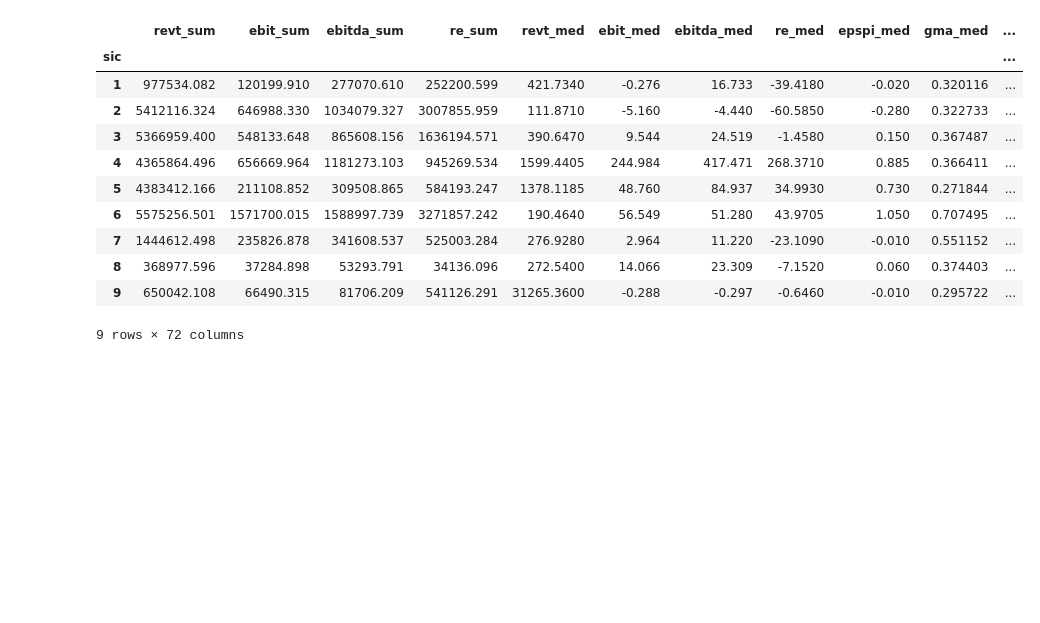
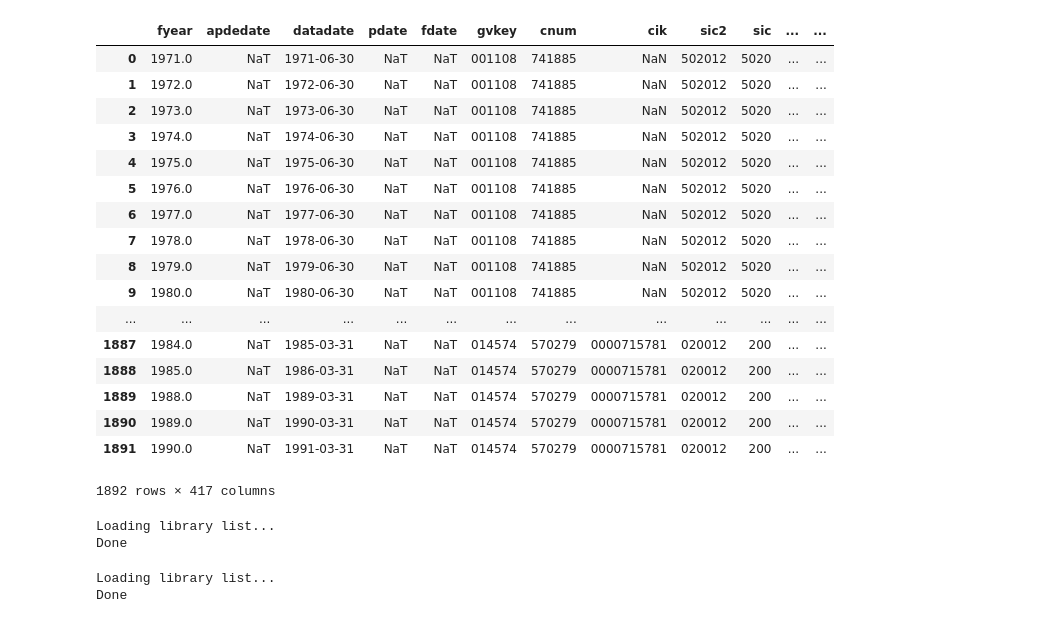
Before and after one commit to Alan-Yanlong-Guo/ml_val, a Jupyter notebook: runn.ipynb, the cells around one changed output. Cells and saved outputs as stored; diff of their text form; code cells hidden in the pictures; blank space fills up the shorter version.

```diff
--- a/runn.ipynb
+++ b/runn.ipynb
@@ -1,18 +1,56 @@
 # %%
 import pickle
-with open('/Users/mingyu/Desktop/data/industrial/industrial_2017_c.pkl', 'rb') as handle:
+with open('/Users/mingyu/Desktop/data/annual_x/x_51.pkl', 'rb') as handle:
     cpntent = pickle.load(handle)
 cpntent
 # %% [output]
-|  | revt_sum | ebit_sum | ebitda_sum | re_sum | revt_med | ebit_med | ebitda_med | re_med | epspi_med | gma_med | ... |
-| sic |  |  |  |  |  |  |  |  |  |  | ... |
-| 1 | 977534.082 | 120199.910 | 277070.610 | 252200.599 | 421.7340 | -0.276 | 16.733 | -39.4180 | -0.020 | 0.320116 | ... |
-| 2 | 5412116.324 | 646988.330 | 1034079.327 | 3007855.959 | 111.8710 | -5.160 | -4.440 | -60.5850 | -0.280 | 0.322733 | ... |
-| 3 | 5366959.400 | 548133.648 | 865608.156 | 1636194.571 | 390.6470 | 9.544 | 24.519 | -1.4580 | 0.150 | 0.367487 | ... |
-| 4 | 4365864.496 | 656669.964 | 1181273.103 | 945269.534 | 1599.4405 | 244.984 | 417.471 | 268.3710 | 0.885 | 0.366411 | ... |
-| 5 | 4383412.166 | 211108.852 | 309508.865 | 584193.247 | 1378.1185 | 48.760 | 84.937 | 34.9930 | 0.730 | 0.271844 | ... |
-| 6 | 5575256.501 | 1571700.015 | 1588997.739 | 3271857.242 | 190.4640 | 56.549 | 51.280 | 43.9705 | 1.050 | 0.707495 | ... |
-| 7 | 1444612.498 | 235826.878 | 341608.537 | 525003.284 | 276.9280 | 2.964 | 11.220 | -23.1090 | -0.010 | 0.551152 | ... |
-| 8 | 368977.596 | 37284.898 | 53293.791 | 34136.096 | 272.5400 | 14.066 | 23.309 | -7.1520 | 0.060 | 0.374403 | ... |
-| 9 | 650042.108 | 66490.315 | 81706.209 | 541126.291 | 31265.3600 | -0.288 | -0.297 | -0.6460 | -0.010 | 0.295722 | ... |
+|  | fyear | apdedate | datadate | pdate | fdate | gvkey | cnum | cik | sic2 | sic | ... | ... |
+| 0 | 1971.0 | NaT | 1971-06-30 | NaT | NaT | 001108 | 741885 | NaN | 502012 | 5020 | ... | ... |
+| 1 | 1972.0 | NaT | 1972-06-30 | NaT | NaT | 001108 | 741885 | NaN | 502012 | 5020 | ... | ... |
+| 2 | 1973.0 | NaT | 1973-06-30 | NaT | NaT | 001108 | 741885 | NaN | 502012 | 5020 | ... | ... |
+| 3 | 1974.0 | NaT | 1974-06-30 | NaT | NaT | 001108 | 741885 | NaN | 502012 | 5020 | ... | ... |
+| 4 | 1975.0 | NaT | 1975-06-30 | NaT | NaT | 001108 | 741885 | NaN | 502012 | 5020 | ... | ... |
+| 5 | 1976.0 | NaT | 1976-06-30 | NaT | NaT | 001108 | 741885 | NaN | 502012 | 5020 | ... | ... |
+| 6 | 1977.0 | NaT | 1977-06-30 | NaT | NaT | 001108 | 741885 | NaN | 502012 | 5020 | ... | ... |
+| 7 | 1978.0 | NaT | 1978-06-30 | NaT | NaT | 001108 | 741885 | NaN | 502012 | 5020 | ... | ... |
+| 8 | 1979.0 | NaT | 1979-06-30 | NaT | NaT | 001108 | 741885 | NaN | 502012 | 5020 | ... | ... |
+| 9 | 1980.0 | NaT | 1980-06-30 | NaT | NaT | 001108 | 741885 | NaN | 502012 | 5020 | ... | ... |
+| ... | ... | ... | ... | ... | ... | ... | ... | ... | ... | ... | ... | ... |
+| 1887 | 1984.0 | NaT | 1985-03-31 | NaT | NaT | 014574 | 570279 | 0000715781 | 020012 | 200 | ... | ... |
+| 1888 | 1985.0 | NaT | 1986-03-31 | NaT | NaT | 014574 | 570279 | 0000715781 | 020012 | 200 | ... | ... |
+| 1889 | 1988.0 | NaT | 1989-03-31 | NaT | NaT | 014574 | 570279 | 0000715781 | 020012 | 200 | ... | ... |
+| 1890 | 1989.0 | NaT | 1990-03-31 | NaT | NaT | 014574 | 570279 | 0000715781 | 020012 | 200 | ... | ... |
+| 1891 | 1990.0 | NaT | 1991-03-31 | NaT | NaT | 014574 | 570279 | 0000715781 | 020012 | 200 | ... | ... |
-9 rows × 72 columns
+1892 rows × 417 columns
+# %%
+import wrds
+import os
+conn = wrds.Connection(wrds_username='dachxiu')
+compa = conn.raw_sql(f"""
+                     select
+                     fyear, apdedate, datadate, pdate, fdate, sic, sich, f.gvkey, REVT, EBIT, EBITDA, RE, EPSPI, GP,
+                     OPINCAR, ACT, INVT, LCT, CH, OANCF, DVP,  DVC, PRSTKC, NI, CSHO, PRCC_F, mkvalt, BKVLPS, AT,
+                     LT, DVT, ICAPT, XINT, DLCCH, DLTT, GDWL, GWO, CAPX, DLC, SEQ
+                     from comp.funda as f
+                     where f.fyear = 2000
+                     and REVT != 'NaN'
+                     and f.indfmt='INDL'
+                     and f.datafmt='STD'
+                     and f.popsrc='D'
+                     and f.consol='C'
+                     """)
+# %% [output]
+Loading library list...
+Done
+# %%
+import wrds
+import os
+conn = wrds.Connection(wrds_username='dachxiu')
+compa = conn.raw_sql(f"""
+                     select
+                     gvkey, sic
+                     from comp.names as c
+                     """)
+# %% [output]
+Loading library list...
+Done
```
Also changed, not shown: parts of 1 cell of this notebook, 3 other files.
